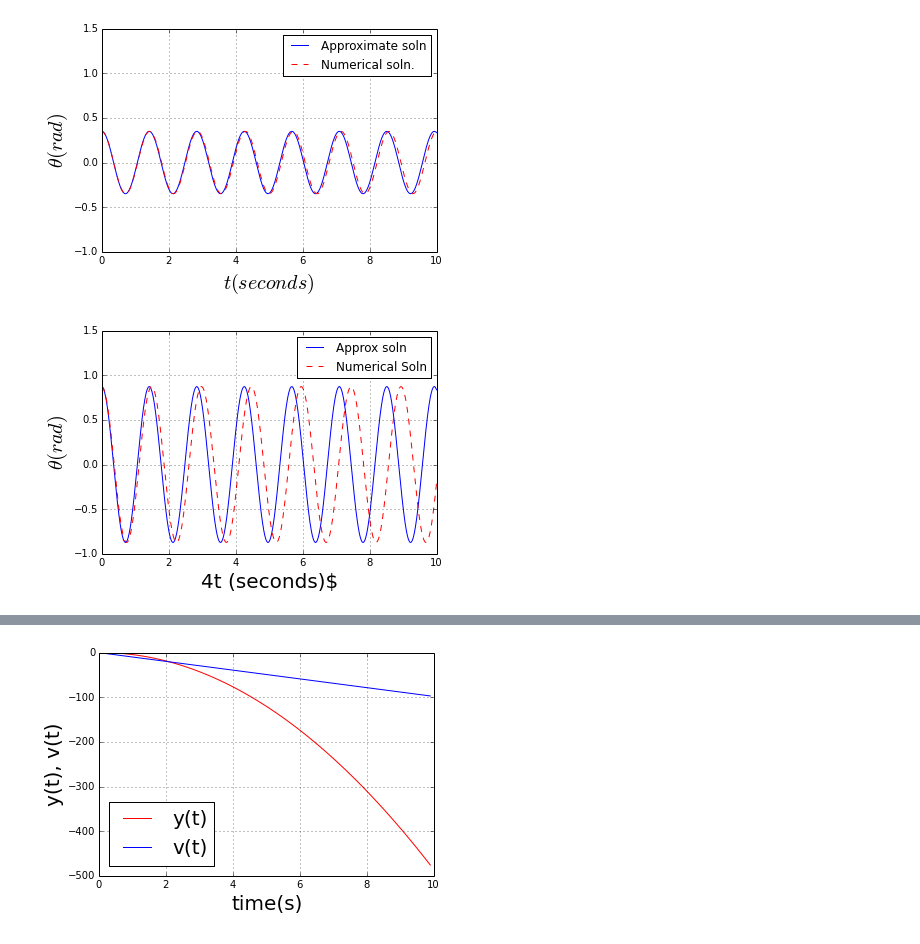
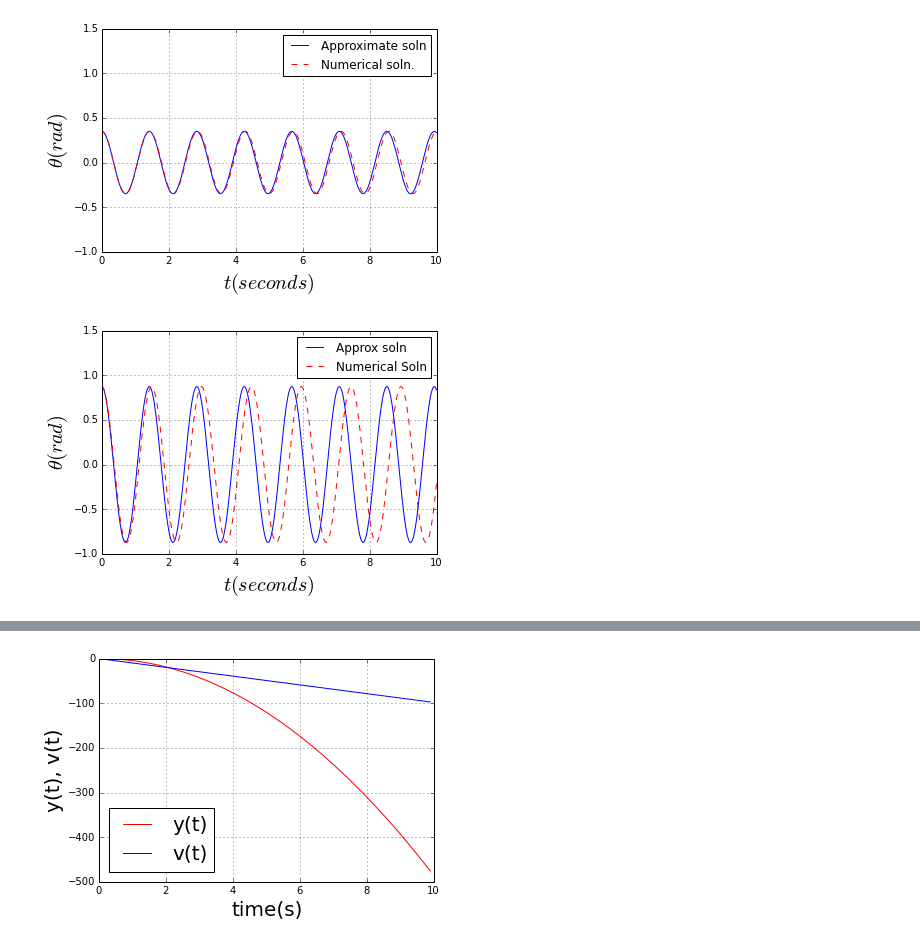
Before and after one commit to jvanstad/PHYS202-S14, a Jupyter notebook: SciPy/ODETour.ipynb, the cells around one changed output, grey strips where cells are left out. Saved outputs shown, nothing was run; the diff lists cells and outputs as text; code cells hidden in the pictures.

```diff
--- a/SciPy/ODETour.ipynb
+++ b/SciPy/ODETour.ipynb
@@ -59,18 +59,18 @@ plt.show()
 # %%
 th0=50.*np.pi/180
 theta_init=np.array([th0,omega0])
 theta=odeint(deriv,theta_init,t)
 
 plt.plot(t,theta_app(t), 'b-', label='Approx soln')
 plt.plot(t,theta[:,0],'r--',label='Numerical Soln')
-plt.xlabel(r'4t (seconds)$', fontsize=20)
+plt.xlabel(r'$t (seconds)$', fontsize=20)
 plt.ylabel(r'$\theta (rad)$', fontsize=20)
 plt.ylim(-1.,1.5)
 plt.grid()
 plt.legend()
 plt.show()
 # %% [output]
-[figure, old version]
+[figure, new version]
 # %%
 from IPython.html.widgets import interact, interactive
 # %%
```
Also changed, not shown: parts of 9 cells of this notebook.
